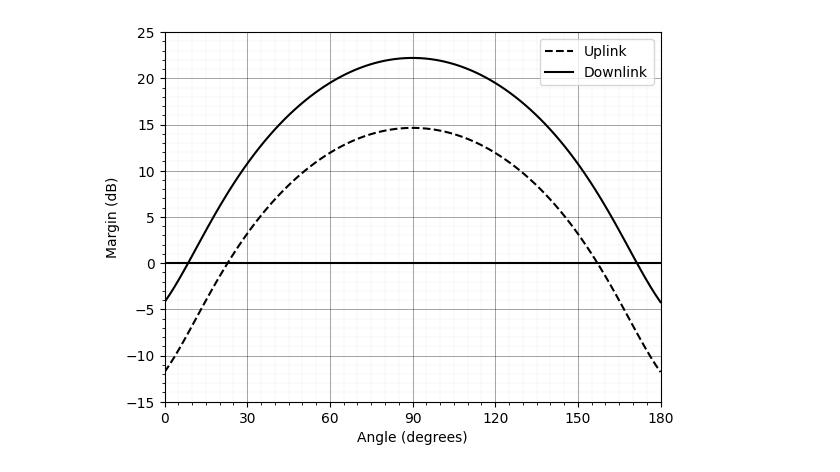
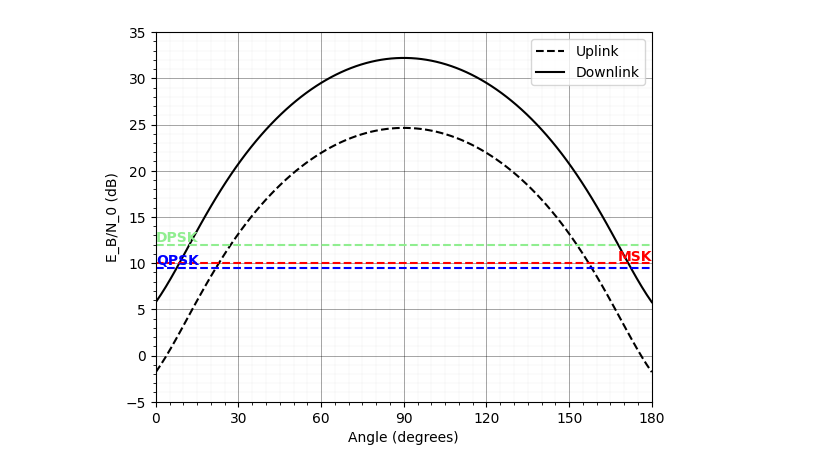
Before and after one commit to Jakob-S-99/Cubesat-public-code, a Jupyter notebook: Link_Analysis.ipynb, the cells around one changed output. Cells and saved outputs as stored; diff of their text form; code cells hidden in the pictures.

Commit message:
Added Eb/No plot

```diff
--- a/Link_Analysis.ipynb
+++ b/Link_Analysis.ipynb
@@ -166,66 +253,50 @@ Margin (dB):  14.635660944453548
 # %%
-from matplotlib import pyplot as plt
-
-
-def calculate_margin(angle,link_type = 'up', degrees=False):
-    if degrees : angle = np.deg2rad(angle)
-    d = calculate_distance_to_satellite(angle, True)
-    if link_type == 'up':
-        fspl = free_space_path_loss(Uplink_frequency, d)
-        iso_pwr = isotropic_received_power(EIRP_cubesat, fspl, polarization_loss, Uplink_atmospheric_loss, Ground_station_pointing_loss)
-        cube_pointing_loss = (calculate_depiontning_loss(angle, True)-2.15)*-1
-        received_power = iso_pwr - cube_pointing_loss + Cubesat_antenna_gain - Cubesat_line_loss
-        return received_power - noise_power(Effective_noise_temperature_cube, bandwidth) - EB_NO_req
-    else:
-        fspl = free_space_path_loss(Downlink_frequency, d)
-        iso_pwr = isotropic_received_power(EIRP_cubesat, fspl, polarization_loss, Downlink_atmospheric_loss, -1*(calculate_depiontning_loss(angle, True)-2.15))
-        received_power = iso_pwr - Ground_station_pointing_loss + Ground_station_antenna_gain - Ground_station_line_loss
-        return received_power - noise_power(Effective_noise_temperature_gs, bandwidth) - EB_NO_req
-
 # Generate angles
 angles = np.linspace(0, 180, 100)
 
 # Calculate margins
-uplink_margin = calculate_margin(angles, 'up')
-downlink_margin = calculate_margin(angles, 'down')
+uplink_margin = calculate_EbNo(angles, 'up')
+downlink_margin = calculate_EbNo(angles, 'down')
 
 # Set the desired plot range
 x_range = (0, 180)
-y_range = (-15, 25)
+y_range = (-5, 35)
 
 # Create the plot
 plt.plot(angles, uplink_margin, label='Uplink', color='black', linestyle='--')
 plt.plot(angles, downlink_margin, label='Downlink', color='black', linestyle='-')
 plt.legend()
 
 # Set x-axis and y-axis labels
 plt.xlabel('Angle (degrees)')
-plt.ylabel('Margin (dB)')
+plt.ylabel('E_B/N_0 (dB)')
 
 # Set the plot range for the x-axis and y-axis
 plt.xlim(x_range)
 plt.ylim(y_range)
 
 # Create grid lines
 major_grid_dB = np.arange(np.floor(y_range[0] / 5) * 5, np.ceil(y_range[1] / 5) * 5 + 5, 5)
 minor_grid_dB = np.arange(np.floor(y_range[0]), np.ceil(y_range[1]) + 1, 1)
 major_grid_degrees = np.arange(0, 181, 30)  # Modified to have major ticks every 30 degrees
 minor_grid_degrees = np.arange(0, 180, 5)
 
 # Plot major grid lines
 plt.grid(visible=True, which='major', axis='both', linestyle='-', linewidth=0.5, color='black', alpha=0.5)
 plt.xticks(major_grid_degrees)
 plt.yticks(major_grid_dB)
 
 # Plot minor grid lines
 plt.grid(visible=True, which='minor', axis='both', linestyle='-', linewidth=0.25, color='black', alpha=0.1)
 plt.xticks(minor_grid_degrees, minor=True)
 plt.yticks(minor_grid_dB, minor=True)
 
-# Add bold line at y=0
-plt.axhline(0, color='black', linewidth=1.5)
+
+plt_horizontal_line(10, color='red', name='MSK', name_place='right')
+plt_horizontal_line(9.5, color='blue', name='QPSK', name_place='left')
+plt_horizontal_line(12, color='lightgreen', name='DPSK', name_place='left')
 
 # Display the plot
 plt.show()
 # %% [output]
-[figure, old version]
+[figure, new version]
```
Also changed, not shown: parts of 1 cell of this notebook.
